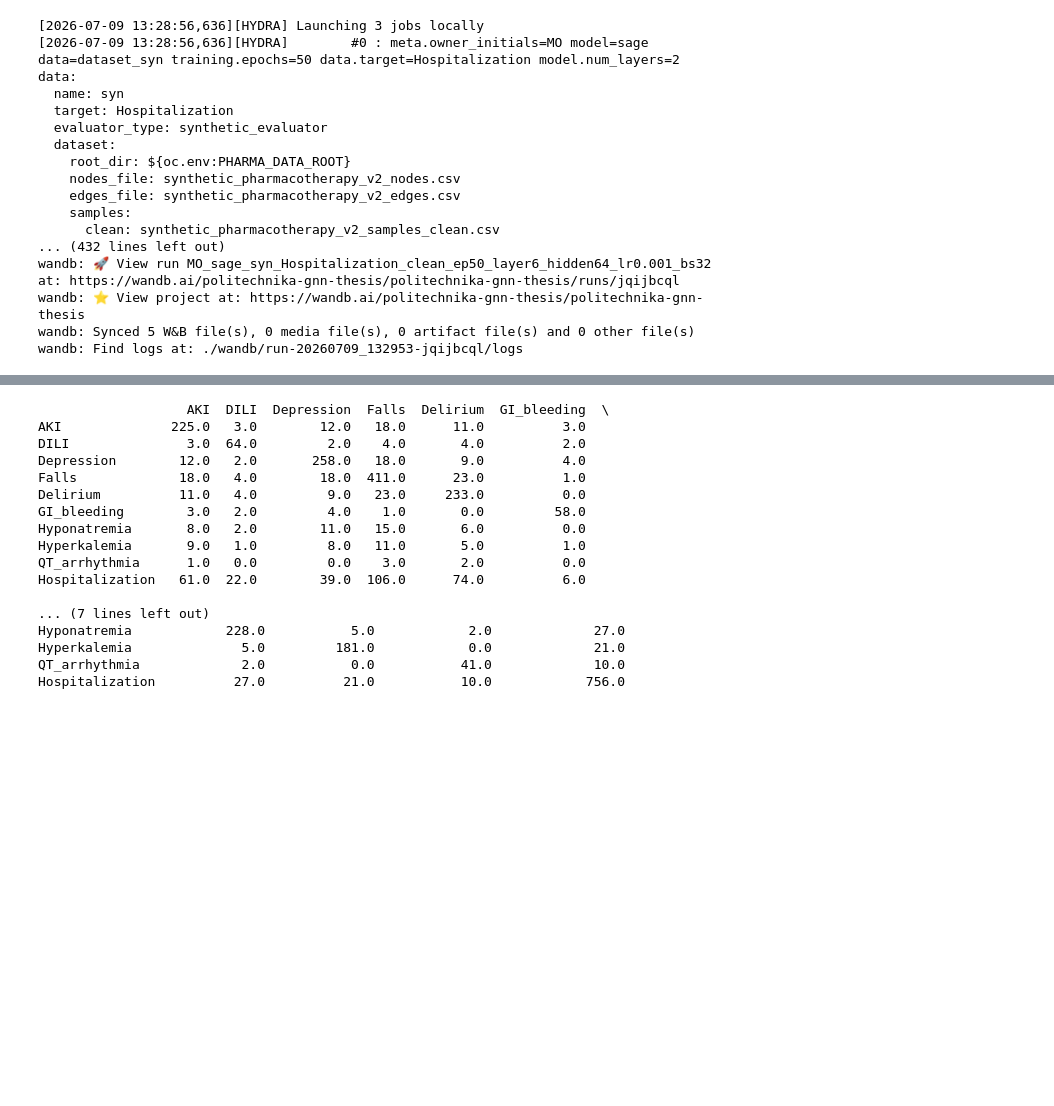
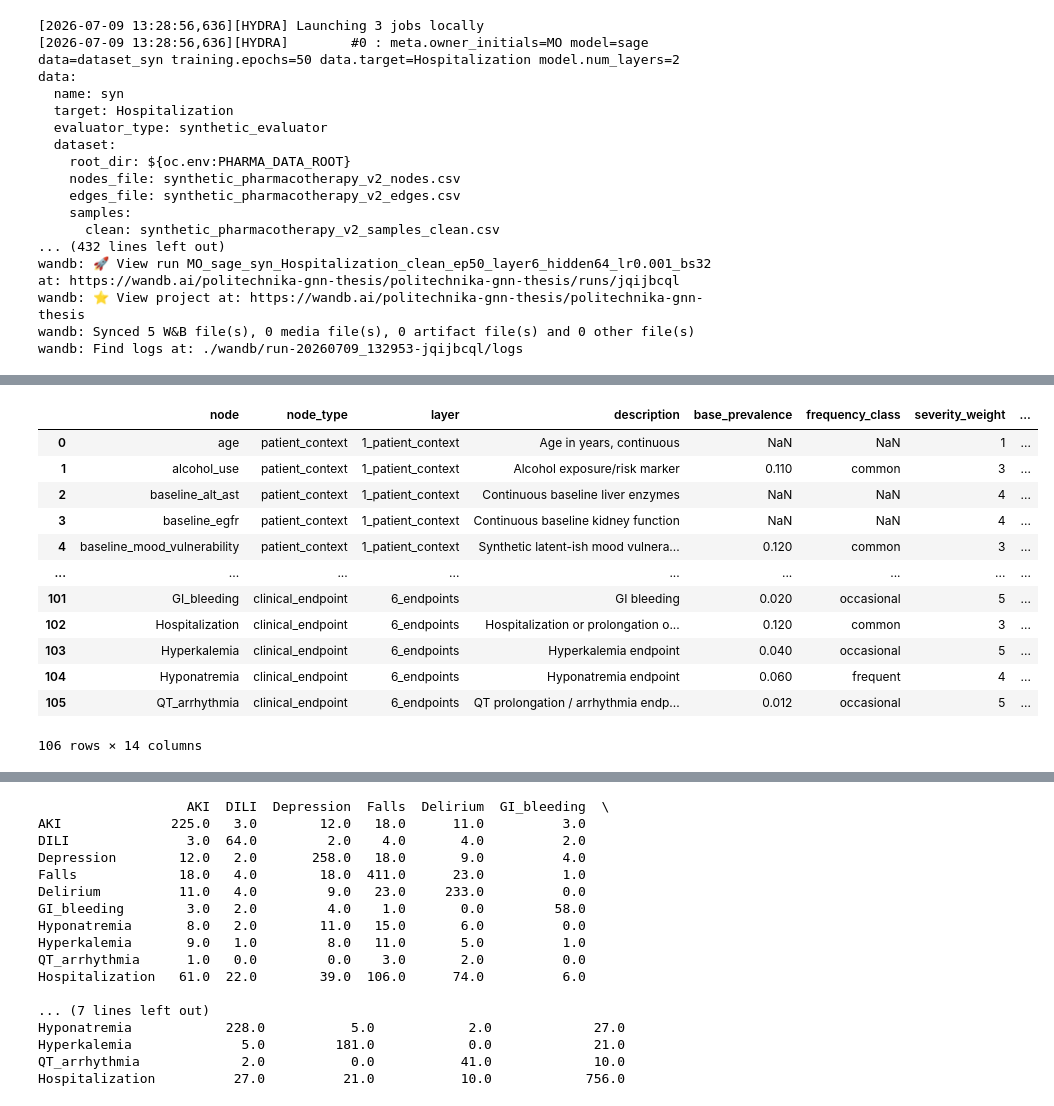
Before and after one commit to MoniaO/GraphNeuralNetwork_Thesis, a Jupyter notebook: notebooks/train_setup_colab.ipynb, the cells around one changed output, grey strips where cells are left out. Saved outputs shown, nothing was run; the diff lists cells and outputs as text; code cells hidden in the pictures; blank space fills up the shorter version.

```diff
--- a/notebooks/train_setup_colab.ipynb
+++ b/notebooks/train_setup_colab.ipynb
@@ -237,0 +270,6 @@ nodes, edges, samples = load_synthetic(cfg)
+# %%
+clean=pd.read_csv("/content/drive/MyDrive/synthetic_pharmacotherapy_v2 2/synthetic_pharmacotherapy_v2_1_nn_benchmark/synthetic_pharmacotherapy_v2_samples_clean.csv")
+# %%
+nodes=pd.read_csv("/content/drive/MyDrive/synthetic_pharmacotherapy_v2 2/synthetic_pharmacotherapy_v2_1_nn_benchmark/synthetic_pharmacotherapy_v2_nodes.csv")
+# %%
+columns = clean.columns.tolist()
@@ -237,0 +296,16 @@ nodes, edges, samples = load_synthetic(cfg)
+# %%
+nodes[nodes['node'].isin(columns)]
+# %% [output]
+|  | node | node_type | layer | description | base_prevalence | frequency_class | severity_weight | ... |
+| 0 | age | patient_context | 1_patient_context | Age in years, continuous | NaN | NaN | 1 | ... |
+| 1 | alcohol_use | patient_context | 1_patient_context | Alcohol exposure/risk marker | 0.110 | common | 3 | ... |
+| 2 | baseline_alt_ast | patient_context | 1_patient_context | Continuous baseline liver enzymes | NaN | NaN | 4 | ... |
+| 3 | baseline_egfr | patient_context | 1_patient_context | Continuous baseline kidney function | NaN | NaN | 4 | ... |
+| 4 | baseline_mood_vulnerability | patient_context | 1_patient_context | Synthetic latent-ish mood vulnera... | 0.120 | common | 3 | ... |
+| ... | ... | ... | ... | ... | ... | ... | ... | ... |
+| 101 | GI_bleeding | clinical_endpoint | 6_endpoints | GI bleeding | 0.020 | occasional | 5 | ... |
+| 102 | Hospitalization | clinical_endpoint | 6_endpoints | Hospitalization or prolongation o... | 0.120 | common | 3 | ... |
+| 103 | Hyperkalemia | clinical_endpoint | 6_endpoints | Hyperkalemia endpoint | 0.040 | occasional | 5 | ... |
+| 104 | Hyponatremia | clinical_endpoint | 6_endpoints | Hyponatremia endpoint | 0.060 | frequent | 4 | ... |
+| 105 | QT_arrhythmia | clinical_endpoint | 6_endpoints | QT prolongation / arrhythmia endp... | 0.012 | occasional | 5 | ... |
+106 rows × 14 columns
```
Also changed, not shown: parts of 16 cells of this notebook.
